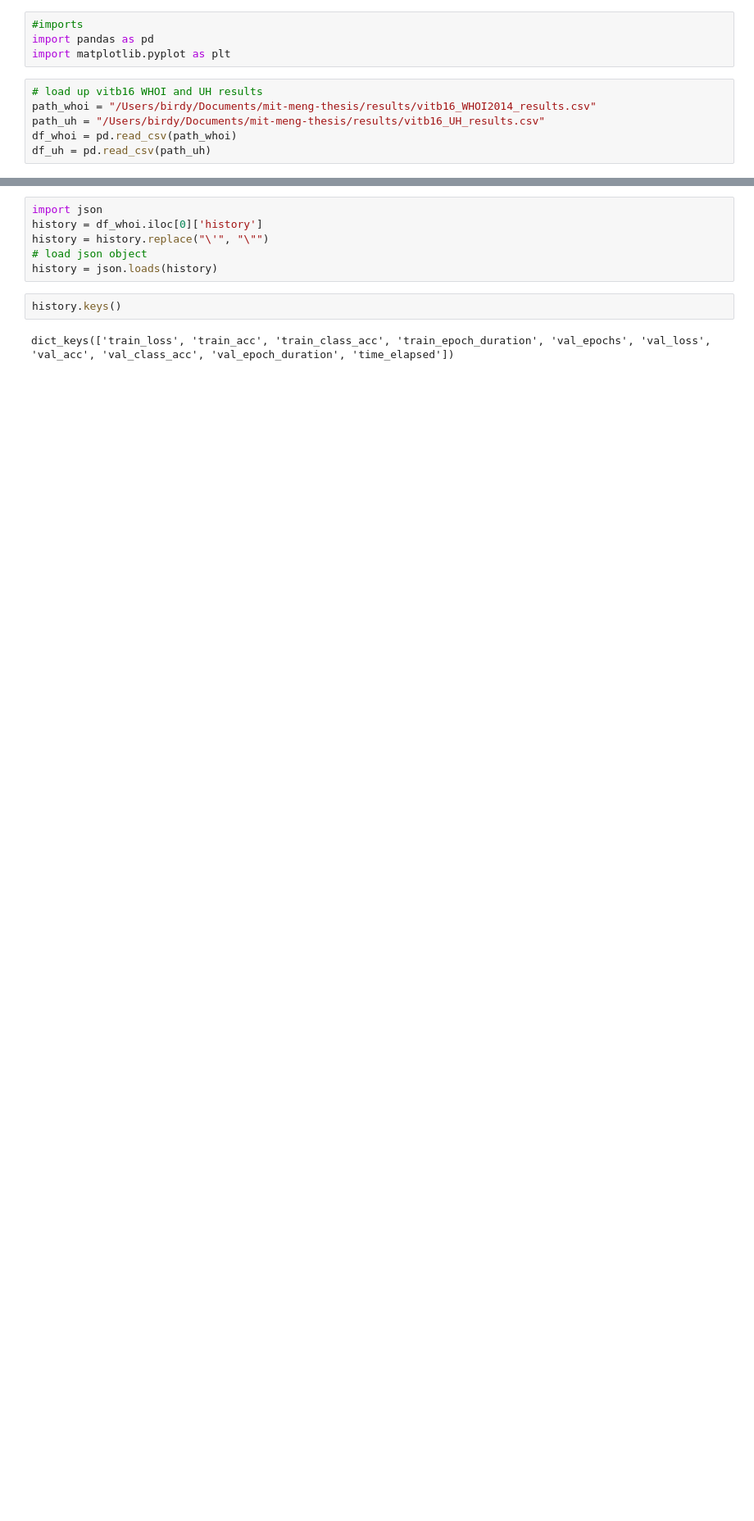
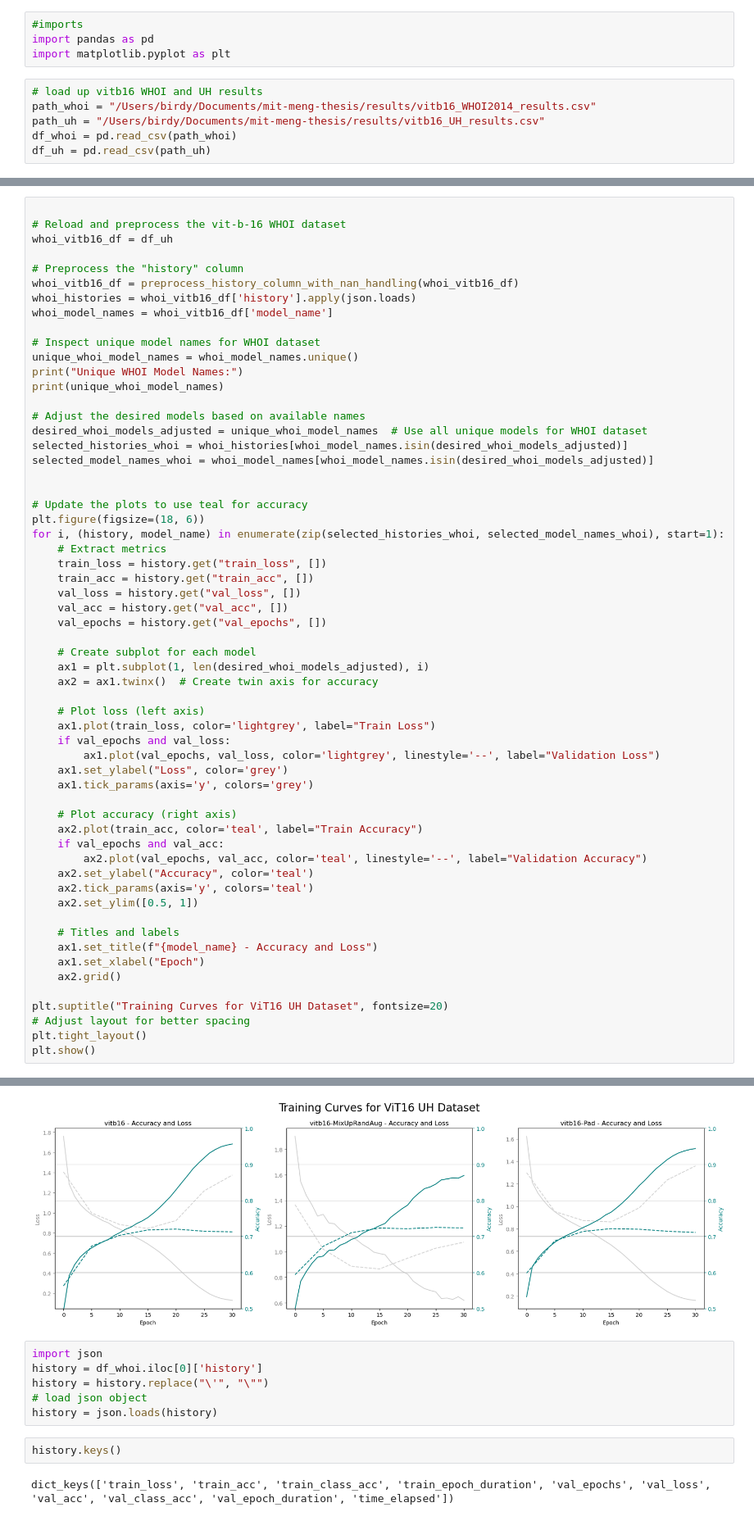
Before and after one commit to barbara42/master_ifcb_classifier, a Jupyter notebook: notebooks/vitb16_viz.ipynb, the cells around one changed output, grey strips where cells are left out. Shown: that part at 82% size. Drawn from its saved outputs; the diff is of its cells as text; blank space fills up the shorter version.

```diff
--- a/notebooks/vitb16_viz.ipynb
+++ b/notebooks/vitb16_viz.ipynb
@@ -20,0 +99,60 @@ df_uh
+# %%
+
+# Reload and preprocess the vit-b-16 WHOI dataset
+whoi_vitb16_df = df_uh
+
+# Preprocess the "history" column
+whoi_vitb16_df = preprocess_history_column_with_nan_handling(whoi_vitb16_df)
+whoi_histories = whoi_vitb16_df['history'].apply(json.loads)
+whoi_model_names = whoi_vitb16_df['model_name']
+
+# Inspect unique model names for WHOI dataset
+unique_whoi_model_names = whoi_model_names.unique()
+print("Unique WHOI Model Names:")
+print(unique_whoi_model_names)
+
+# Adjust the desired models based on available names
+desired_whoi_models_adjusted = unique_whoi_model_names  # Use all unique models for WHOI dataset
+selected_histories_whoi = whoi_histories[whoi_model_names.isin(desired_whoi_models_adjusted)]
+selected_model_names_whoi = whoi_model_names[whoi_model_names.isin(desired_whoi_models_adjusted)]
+
+
+# Update the plots to use teal for accuracy
+plt.figure(figsize=(18, 6))
+for i, (history, model_name) in enumerate(zip(selected_histories_whoi, selected_model_names_whoi), start=1):
+    # Extract metrics
+    train_loss = history.get("train_loss", [])
+    train_acc = history.get("train_acc", [])
+    val_loss = history.get("val_loss", [])
+    val_acc = history.get("val_acc", [])
+    val_epochs = history.get("val_epochs", [])
+
+    # Create subplot for each model
+    ax1 = plt.subplot(1, len(desired_whoi_models_adjusted), i)
+    ax2 = ax1.twinx()  # Create twin axis for accuracy
+
+    # Plot loss (left axis)
+    ax1.plot(train_loss, color='lightgrey', label="Train Loss")
+    if val_epochs and val_loss:
+        ax1.plot(val_epochs, val_loss, color='lightgrey', linestyle='--', label="Validation Loss")
+    ax1.set_ylabel("Loss", color='grey')
+    ax1.tick_params(axis='y', colors='grey')
+
+    # Plot accuracy (right axis)
+    ax2.plot(train_acc, color='teal', label="Train Accuracy")
+    if val_epochs and val_acc:
+        ax2.plot(val_epochs, val_acc, color='teal', linestyle='--', label="Validation Accuracy")
+    ax2.set_ylabel("Accuracy", color='teal')
+    ax2.tick_params(axis='y', colors='teal')
+    ax2.set_ylim([0.5, 1])
+
+    # Titles and labels
+    ax1.set_title(f"{model_name} - Accuracy and Loss")
+    ax1.set_xlabel("Epoch")
+    ax2.grid()
+
+plt.suptitle("Training Curves for ViT16 UH Dataset", fontsize=20)
+# Adjust layout for better spacing
+plt.tight_layout()
+plt.show()
+# %% [output]
@@ -21,3 +161,4 @@ df_uh
+[figure, added]
 # %%
 import json
 history = df_whoi.iloc[0]['history']
```
Also changed, not shown: parts of 7 cells of this notebook, 3 other files.
